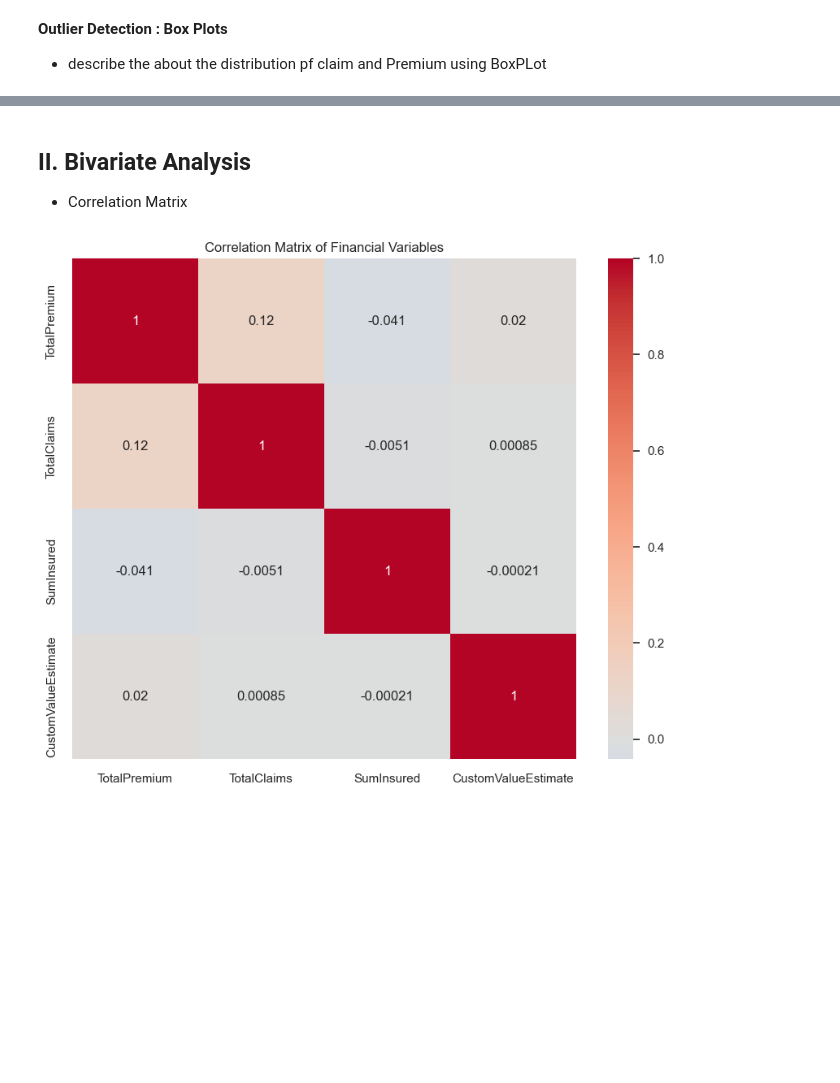
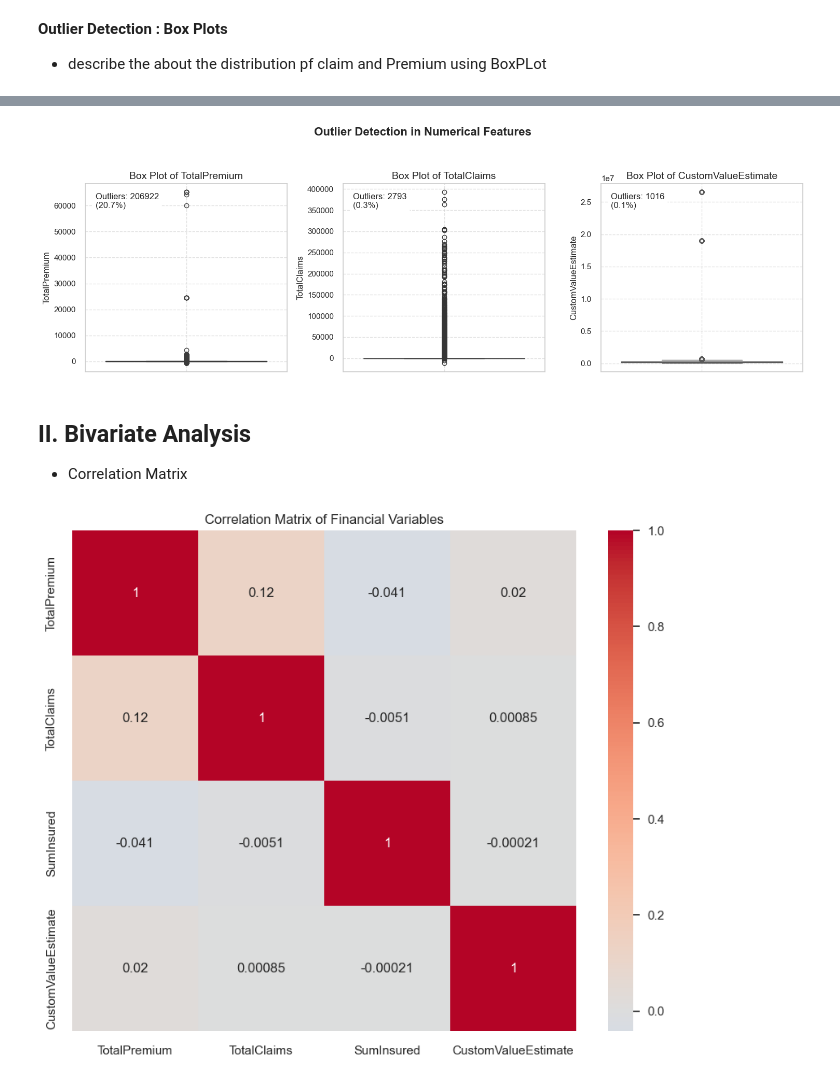
Before and after one commit to nanecha/Insurance_Risk-Analysis_Predictive_Modelling, a Jupyter notebook: notebooks/insurance_analytics.ipynb, the cells around one changed output, grey strips where cells are left out. Saved outputs shown, nothing was run; the diff lists cells and outputs as text; code cells hidden in the pictures; blank space fills up the shorter version.

```diff
--- a/notebooks/insurance_analytics.ipynb
+++ b/notebooks/insurance_analytics.ipynb
@@ -297,3 +216,15 @@ plt.show()
+# %%
+from src.data_visualization import plot_outliers_boxplot
+plot_outliers_boxplot(
+    df,
+    numerical_cols=['TotalPremium', 'TotalClaims', 'CustomValueEstimate'],
+    figsize=(15, 5),
+    palette="viridis",
+    whis=2.0,  # More strict outlier detection
+    save_path='F:/Insurance_Risk-Analysis_Predictive_Modelling/data/outputs'
+)
+# %% [output]
+[figure, added]
 # %% [markdown]
 ## **II. Bivariate Analysis**
 -  Correlation Matrix
```
Also changed, not shown: parts of 15 cells of this notebook.
